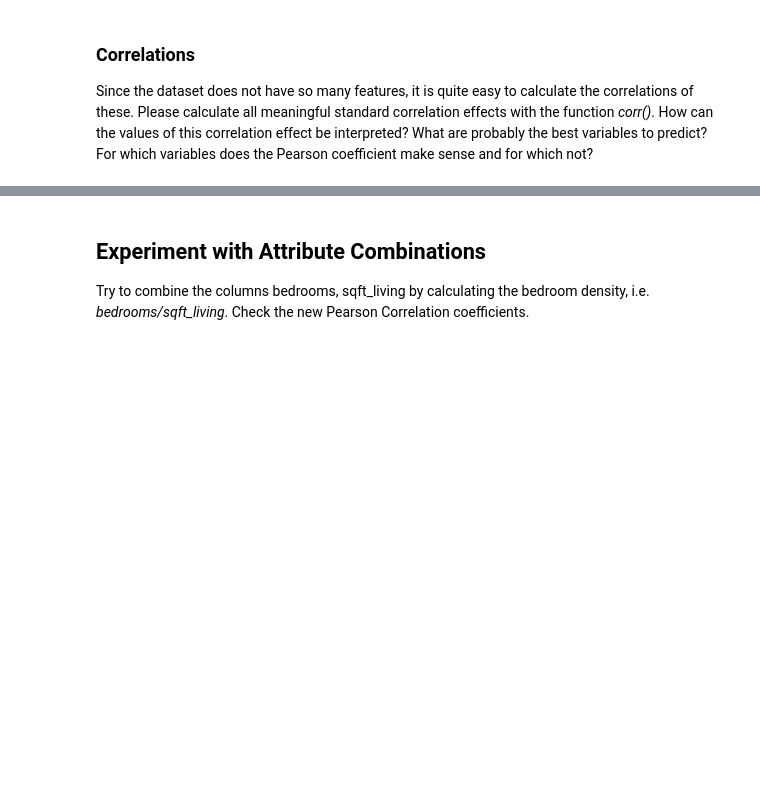
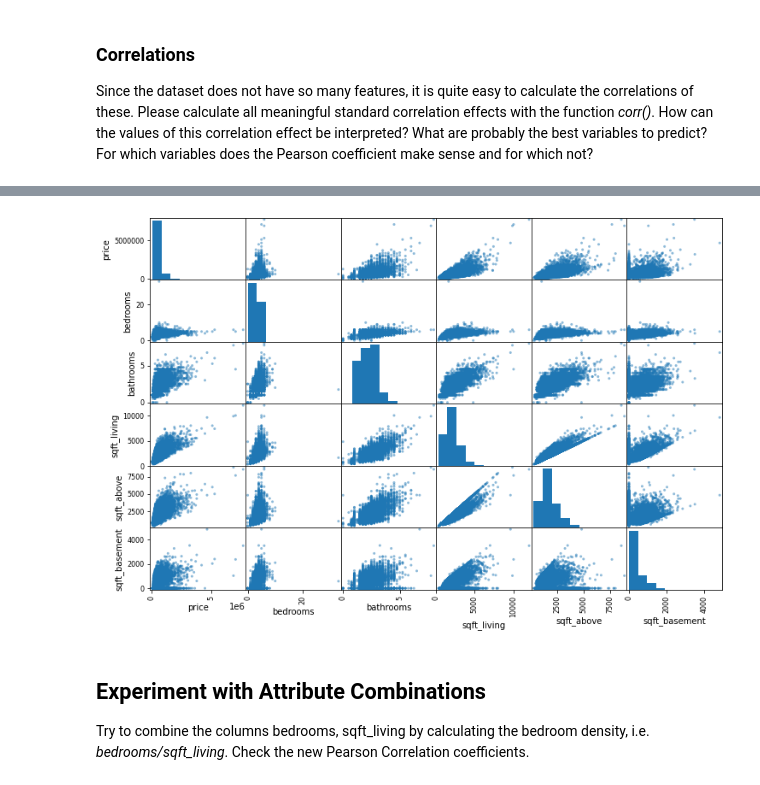
Before and after one commit to bkneussl/Assignments, a Jupyter notebook: questions_chapter2_student.ipynb, the cells around one changed output, grey strips where cells are left out. Cells and saved outputs as stored; diff of their text form; code cells hidden in the pictures; blank space fills up the shorter version.

```diff
--- a/questions_chapter2_student.ipynb
+++ b/questions_chapter2_student.ipynb
@@ -121,3 +241,12 @@ Additionally, create a scatter plot for the most important features using the Pa
+# %%
+#YOUR TASK
+from pandas.plotting import scatter_matrix
+
+attributes = ["price", "bedrooms", "bathrooms", "sqft_living", "sqft_above", "sqft_basement",]
+scatter_matrix(data[attributes], figsize=(12, 8))
+plt.show()
+# %% [output]
+[figure, added]
 # %% [markdown]
 ## Experiment with Attribute Combinations
 
```
Also changed, not shown: parts of 26 cells of this notebook.
